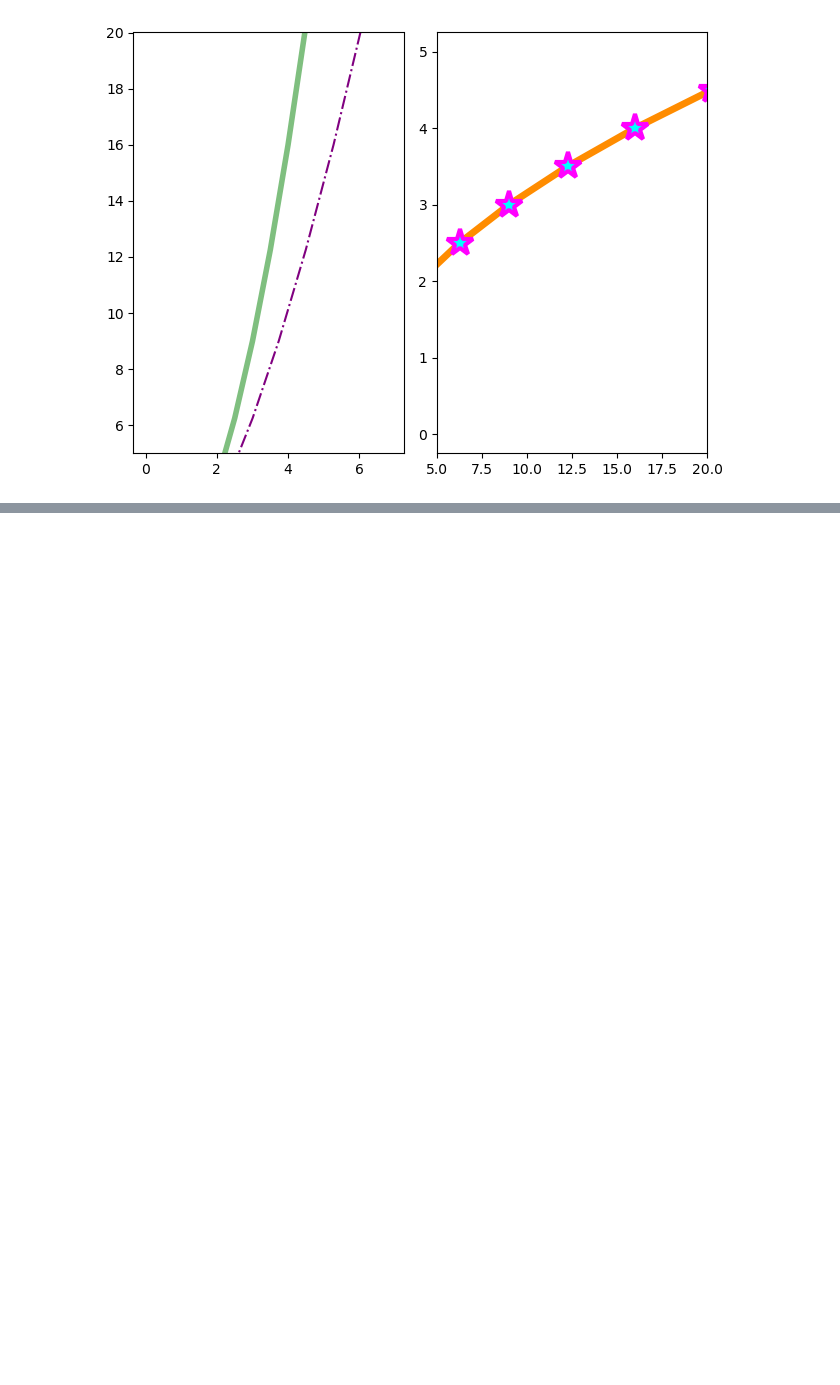
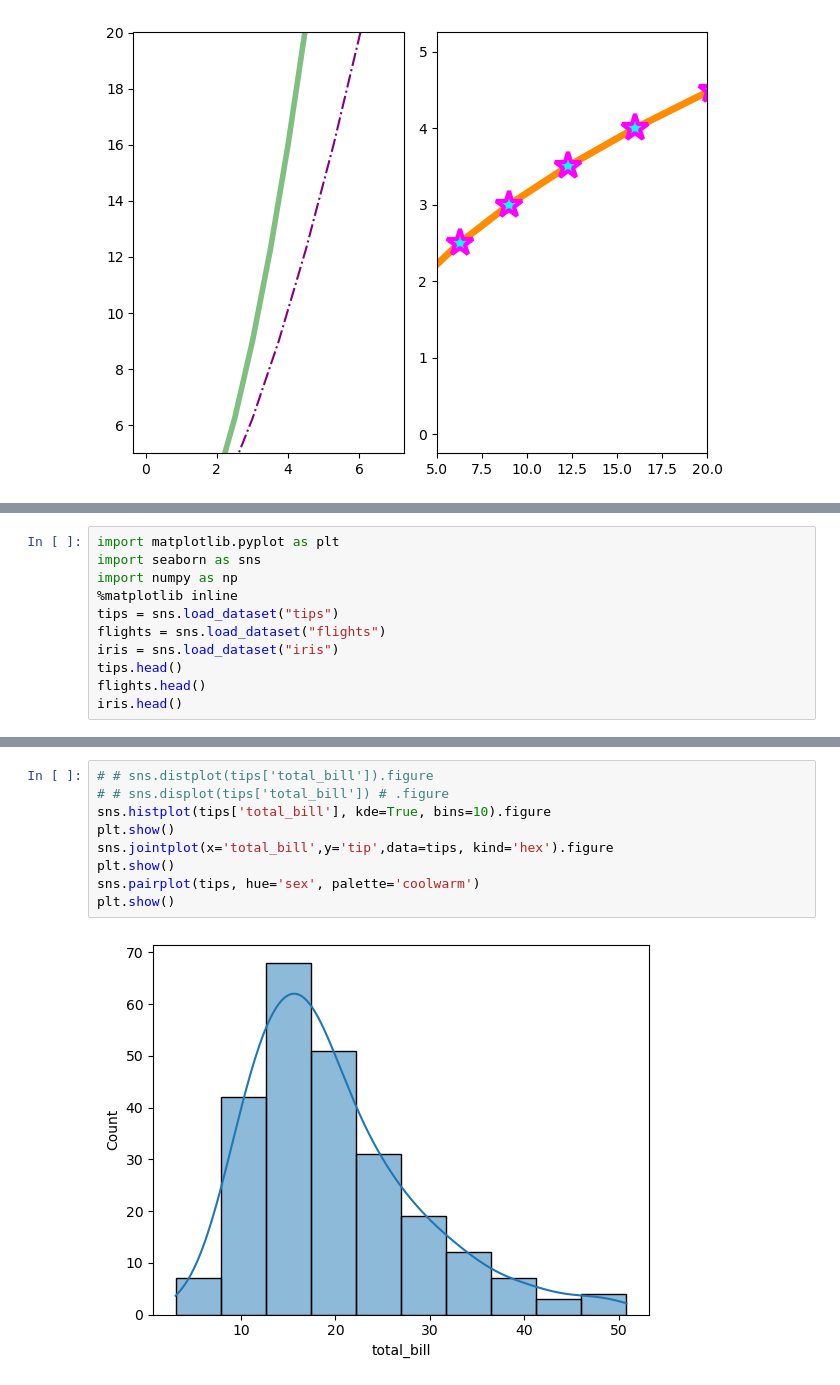
Before and after one commit to FarhanMS123/NeuralNetworkMemorandum, a Jupyter notebook: experiments/basic_python.ipynb, the cells around one changed output, grey strips where cells are left out. Drawn from its saved outputs; the diff is of its cells as text; blank space fills up the shorter version.

```diff
--- a/experiments/basic_python.ipynb
+++ b/experiments/basic_python.ipynb
@@ -729,0 +737,11 @@ plt.show()
+# %%
+import matplotlib.pyplot as plt
+import seaborn as sns
+import numpy as np
+%matplotlib inline
+tips = sns.load_dataset("tips")
+flights = sns.load_dataset("flights")
+iris = sns.load_dataset("iris")
+tips.head()
+flights.head()
+iris.head()
@@ -729,0 +755,11 @@ plt.show()
+# %%
+# # sns.distplot(tips['total_bill']).figure
+# # sns.displot(tips['total_bill']) # .figure
+sns.histplot(tips['total_bill'], kde=True, bins=10).figure
+plt.show()
+sns.jointplot(x='total_bill',y='tip',data=tips, kind='hex').figure
+plt.show()
+sns.pairplot(tips, hue='sex', palette='coolwarm')
+plt.show()
+# %% [output]
+[figure, added]
```
Also changed, not shown: parts of 12 cells of this notebook.
